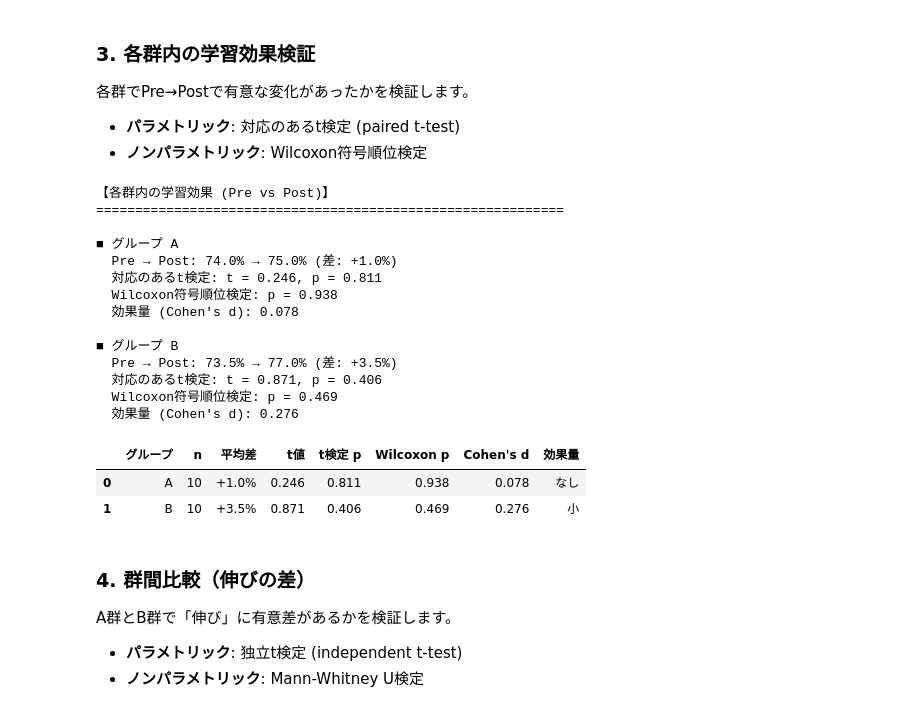
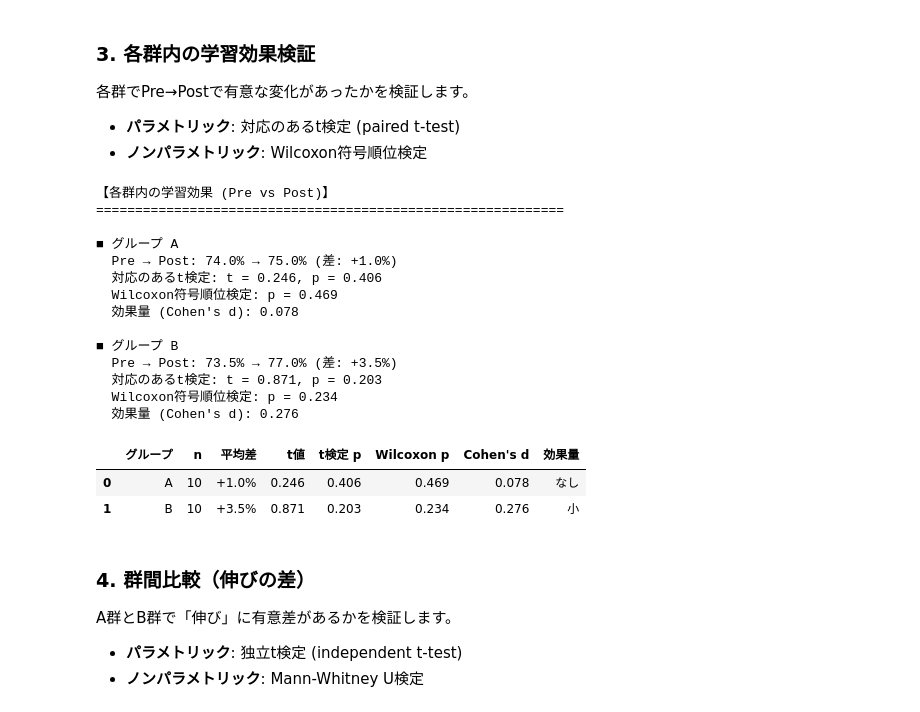
Before and after one commit to KyoyaIwatsuru/metacognition-analysis, a Jupyter notebook: code/ipynb/score-summary.ipynb, the cells around one changed output. Cells and saved outputs as stored; diff of their text form; code cells hidden in the pictures.

```diff
--- a/code/ipynb/score-summary.ipynb
+++ b/code/ipynb/score-summary.ipynb
@@ -432,11 +432,11 @@ for group in sorted(stats_data.keys()):
     pre = d["pre"]
     post = d["post"]
 
-    # 対応のあるt検定
-    t_stat, t_p = stats.ttest_rel(post, pre)
+    # 対応のあるt検定（片側: Post > Pre）
+    t_stat, t_p = stats.ttest_rel(post, pre, alternative="greater")
 
-    # Wilcoxon符号順位検定
-    w_stat, w_p = stats.wilcoxon(post - pre)
+    # Wilcoxon符号順位検定（片側: Post > Pre）
+    w_stat, w_p = stats.wilcoxon(post - pre, alternative="greater")
 
     # 効果量 (Cohen's d for paired samples)
     diff = post - pre
@@ -457,39 +457,39 @@ for group in sorted(stats_data.keys()):
             if abs(cohens_d) >= 0.5
             else "小"
             if abs(cohens_d) >= 0.2
             else "なし",
         }
     )
 
     print(f"\n■ グループ {group}")
     print(
         f"  Pre → Post: {np.mean(pre):.1f}% → {np.mean(post):.1f}% (差: {np.mean(diff):+.1f}%)"
     )
     print(f"  対応のあるt検定: t = {t_stat:.3f}, p = {t_p:.3f}")
     print(f"  Wilcoxon符号順位検定: p = {w_p:.3f}")
     print(f"  効果量 (Cohen's d): {cohens_d:.3f}")
 
 within_df = pd.DataFrame(within_results)
 print("\n")
 within_df
 # %% [output]
 【各群内の学習効果 (Pre vs Post)】
 ============================================================
 
 ■ グループ A
   Pre → Post: 74.0% → 75.0% (差: +1.0%)
-  対応のあるt検定: t = 0.246, p = 0.811
-  Wilcoxon符号順位検定: p = 0.938
+  対応のあるt検定: t = 0.246, p = 0.406
+  Wilcoxon符号順位検定: p = 0.469
   効果量 (Cohen's d): 0.078
 
 ■ グループ B
   Pre → Post: 73.5% → 77.0% (差: +3.5%)
-  対応のあるt検定: t = 0.871, p = 0.406
-  Wilcoxon符号順位検定: p = 0.469
+  対応のあるt検定: t = 0.871, p = 0.203
+  Wilcoxon符号順位検定: p = 0.234
   効果量 (Cohen's d): 0.276
 |  | グループ | n | 平均差 | t値 | t検定 p | Wilcoxon p | Cohen's d | 効果量 |
-| 0 | A | 10 | +1.0% | 0.246 | 0.811 | 0.938 | 0.078 | なし |
-| 1 | B | 10 | +3.5% | 0.871 | 0.406 | 0.469 | 0.276 | 小 |
+| 0 | A | 10 | +1.0% | 0.246 | 0.406 | 0.469 | 0.078 | なし |
+| 1 | B | 10 | +3.5% | 0.871 | 0.203 | 0.234 | 0.276 | 小 |
 # %% [markdown]
 ### 4. 群間比較（伸びの差）
 
```
Also changed, not shown: parts of 4 cells of this notebook, 3 other files.
